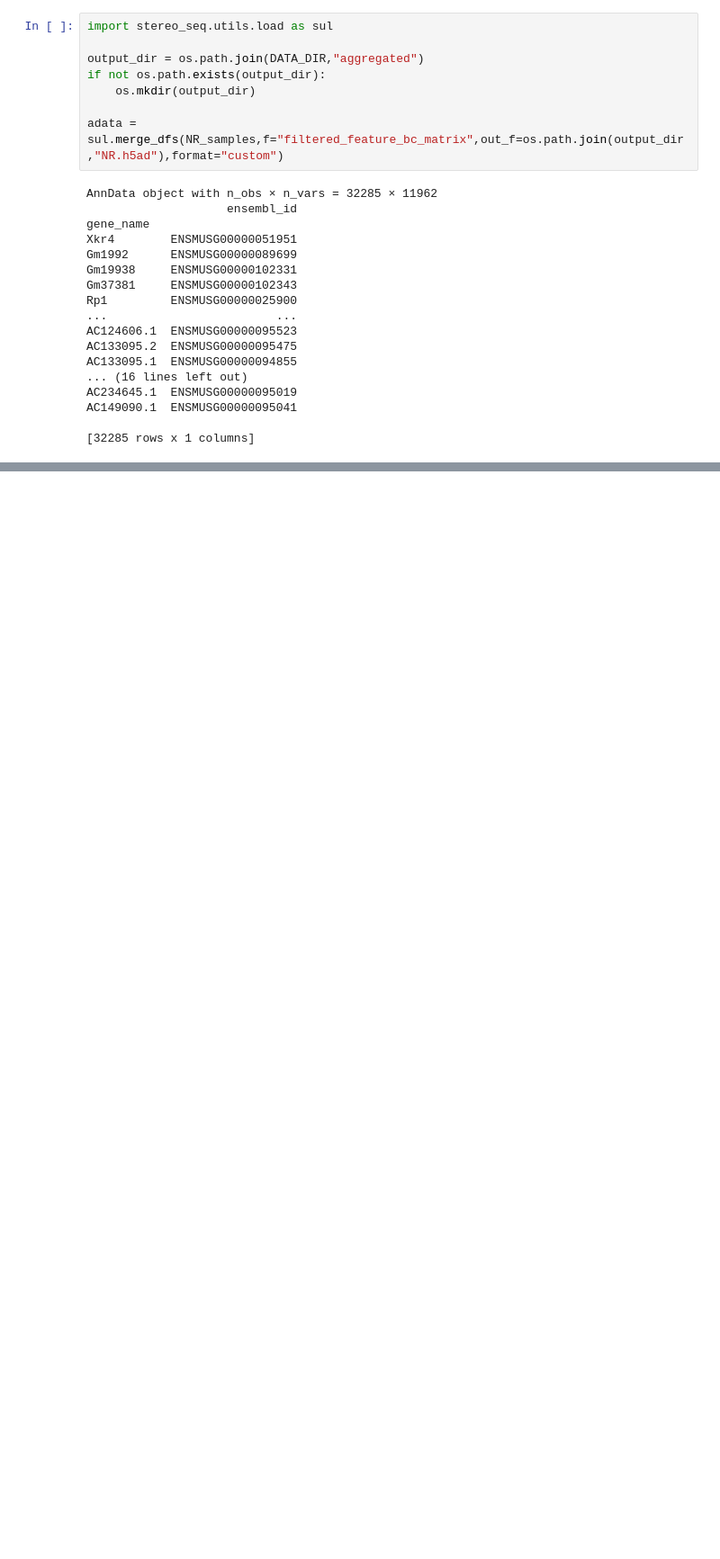
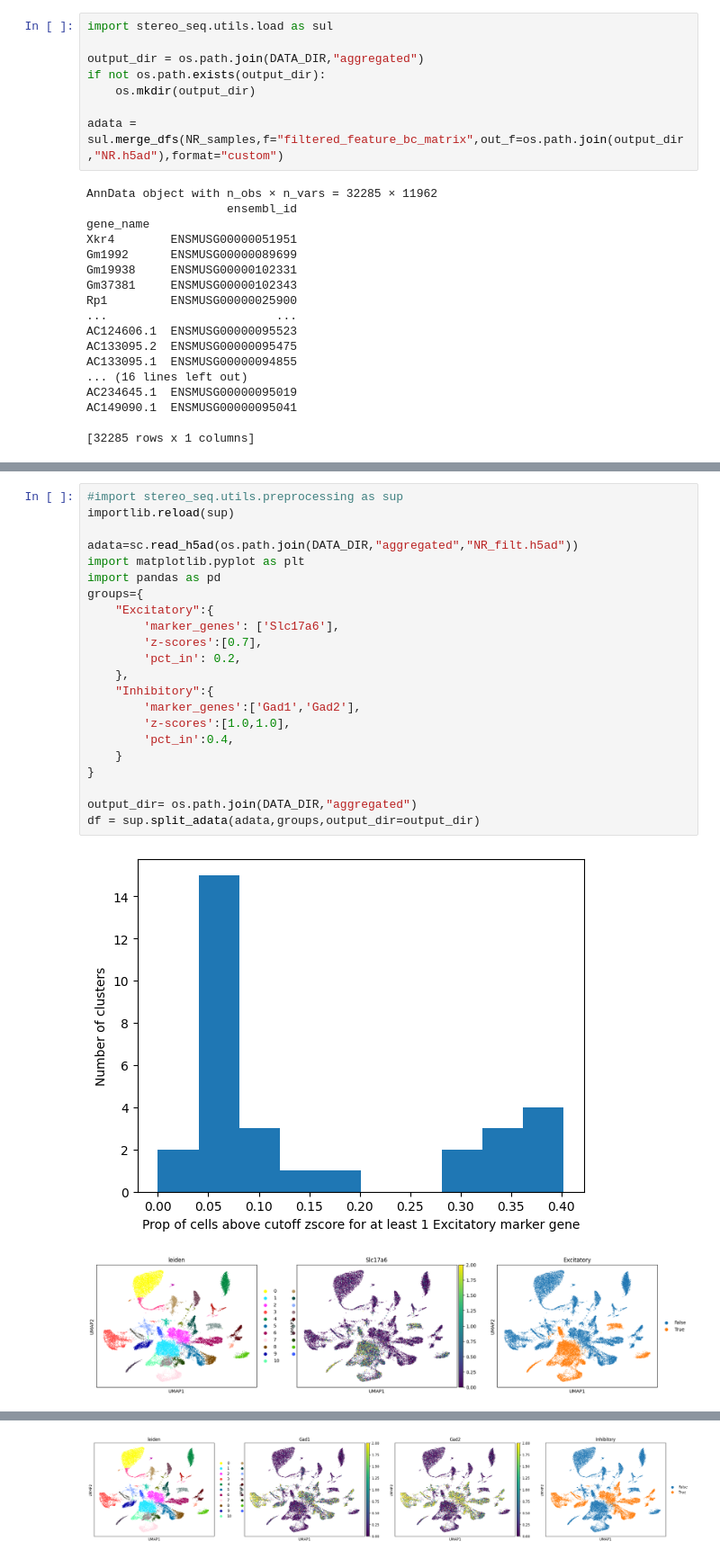
Before and after one commit to kushalnimkar/stereo-seq, a Jupyter notebook: stereo_seq/scripts/QC.ipynb, the cells around one changed output, grey strips where cells are left out. Shown at 90% size. Saved outputs shown, nothing was run; the diff lists cells and outputs as text; blank space fills up the shorter version.

```diff
--- a/stereo_seq/scripts/QC.ipynb
+++ b/stereo_seq/scripts/QC.ipynb
@@ -88,0 +85,25 @@ sc.pl.umap(adata,color=['Slc17a6','Gad1','Gad2','Pdgfra','Cx3cr1','Plp1','Aqp4']
+# %%
+#import stereo_seq.utils.preprocessing as sup
+importlib.reload(sup)
+
+adata=sc.read_h5ad(os.path.join(DATA_DIR,"aggregated","NR_filt.h5ad"))
+import matplotlib.pyplot as plt
+import pandas as pd
+groups={
+    "Excitatory":{
+        'marker_genes': ['Slc17a6'],
+        'z-scores':[0.7],
+        'pct_in': 0.2,
+    },
+    "Inhibitory":{
+        'marker_genes':['Gad1','Gad2'],
+        'z-scores':[1.0,1.0],
+        'pct_in':0.4,
+    }
+}
+
+output_dir= os.path.join(DATA_DIR,"aggregated")
+df = sup.split_adata(adata,groups,output_dir=output_dir)
+# %% [output]
+[figure, added]
+[figure, added]
@@ -88,0 +111 @@ sc.pl.umap(adata,color=['Slc17a6','Gad1','Gad2','Pdgfra','Cx3cr1','Plp1','Aqp4']
+[figure, added]
```
Also changed, not shown: parts of 12 cells of this notebook, 5 other files.
